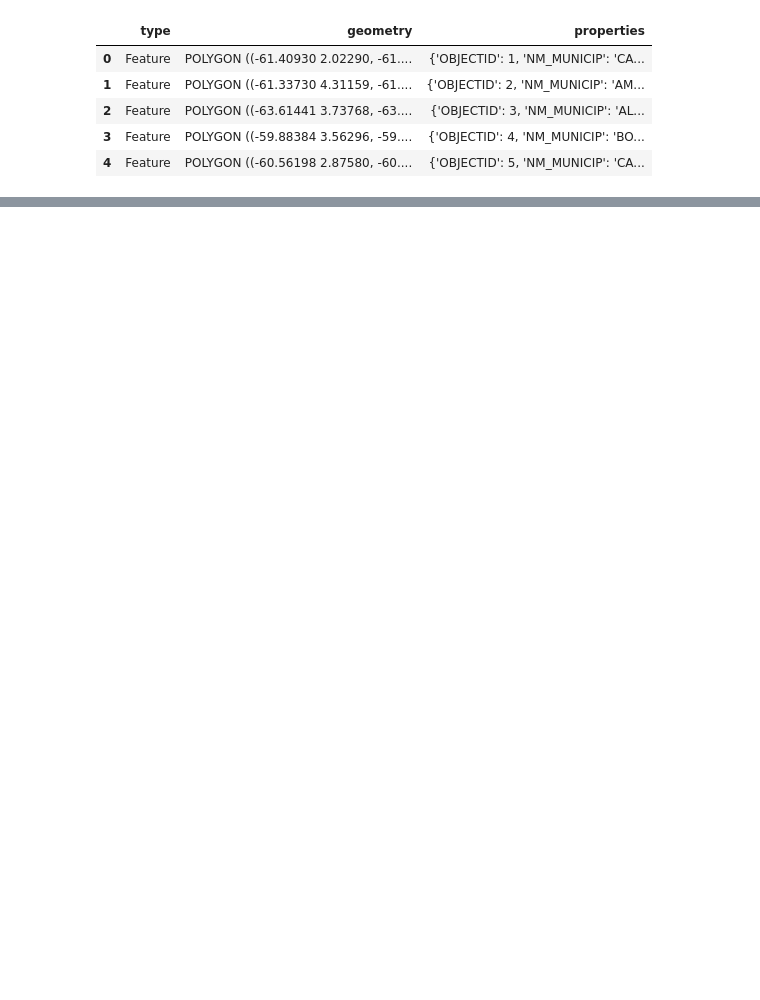
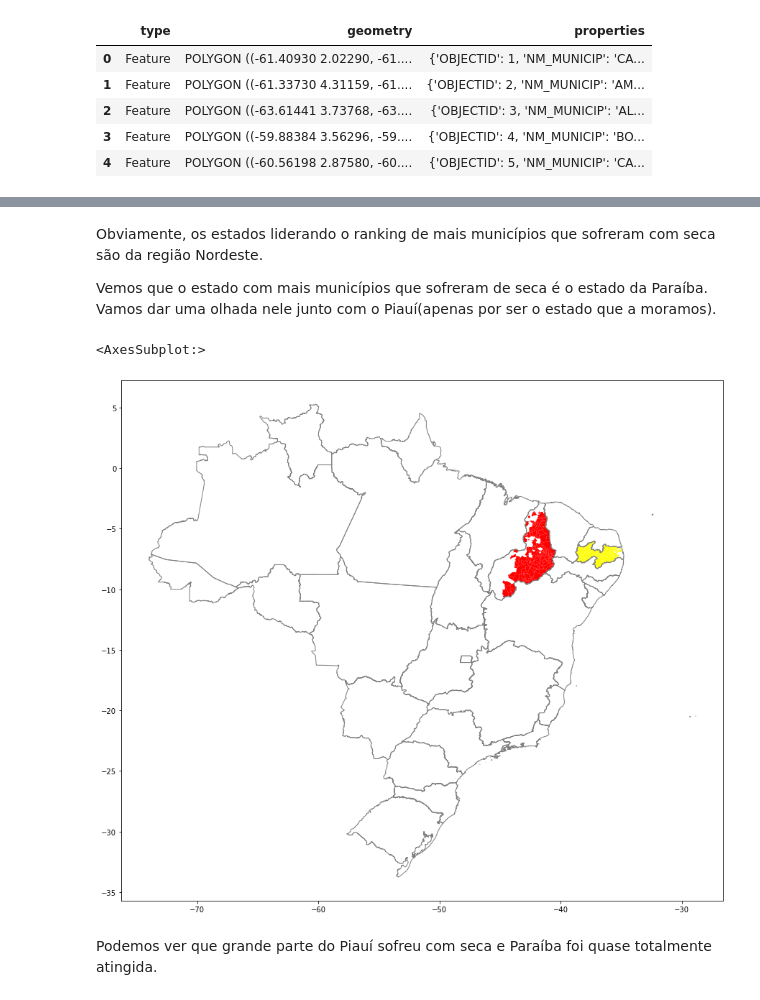
Before and after one commit to Erickslb/databasesA2, a Jupyter notebook: Banco de Dados - A2.ipynb, the cells around one changed output, grey strips where cells are left out. Drawn from its saved outputs; the diff is of its cells as text; code cells hidden in the pictures; blank space fills up the shorter version.

```diff
--- a/Banco de Dados - A2.ipynb
+++ b/Banco de Dados - A2.ipynb
@@ -246,0 +251,3 @@ gdf_renda.head()
+# %%
+# Escolhendo apenas as colunas importantes, já que não precisamos de todas no momento
+secas_anl = gdf_secas.loc[:, ["municipio", "estado","n_secas", "geometry"]].copy()
@@ -246,0 +275,25 @@ gdf_renda.head()
+# %% [markdown]
+Obviamente, os estados liderando o ranking de mais municípios que sofreram com seca são da região Nordeste.
+
+Vemos que o estado com mais municípios que sofreram de seca é o estado da Paraíba. Vamos dar uma olhada nele junto com o Piauí(apenas por ser o estado que a moramos).
+# %%
+paraiba_secas = secas_anl.loc[secas_anl['estado'].isin(['PARAÍBA'])].copy()
+piaui_secas = secas_anl.loc[secas_anl['estado'].isin(['PIAUÍ'])].copy()
+# %%
+#Limites do Brasil
+counties = gpd.read_file("BR_UF_2020.shx")
+
+#Só para deixar os plots mais bonitos vamos salvar uma geodataframe do Brasil, separado por UF
+brasil = gpd.read_file("BR_UF_2020.shx")
+
+#Definindo o limite no plot
+ax = counties.plot(figsize=(15,15), color='none', edgecolor='gray', zorder=3)
+
+
+piaui_secas.plot(color = 'red', ax = ax )
+paraiba_secas.plot(color = 'yellow', ax = ax )
+# %% [output]
+<AxesSubplot:>
+[figure, added]
+# %% [markdown]
+Podemos ver que grande parte do Piauí sofreu com seca e Paraíba foi quase totalmente atingida.
```
Also changed, not shown: parts of 51 cells of this notebook.
